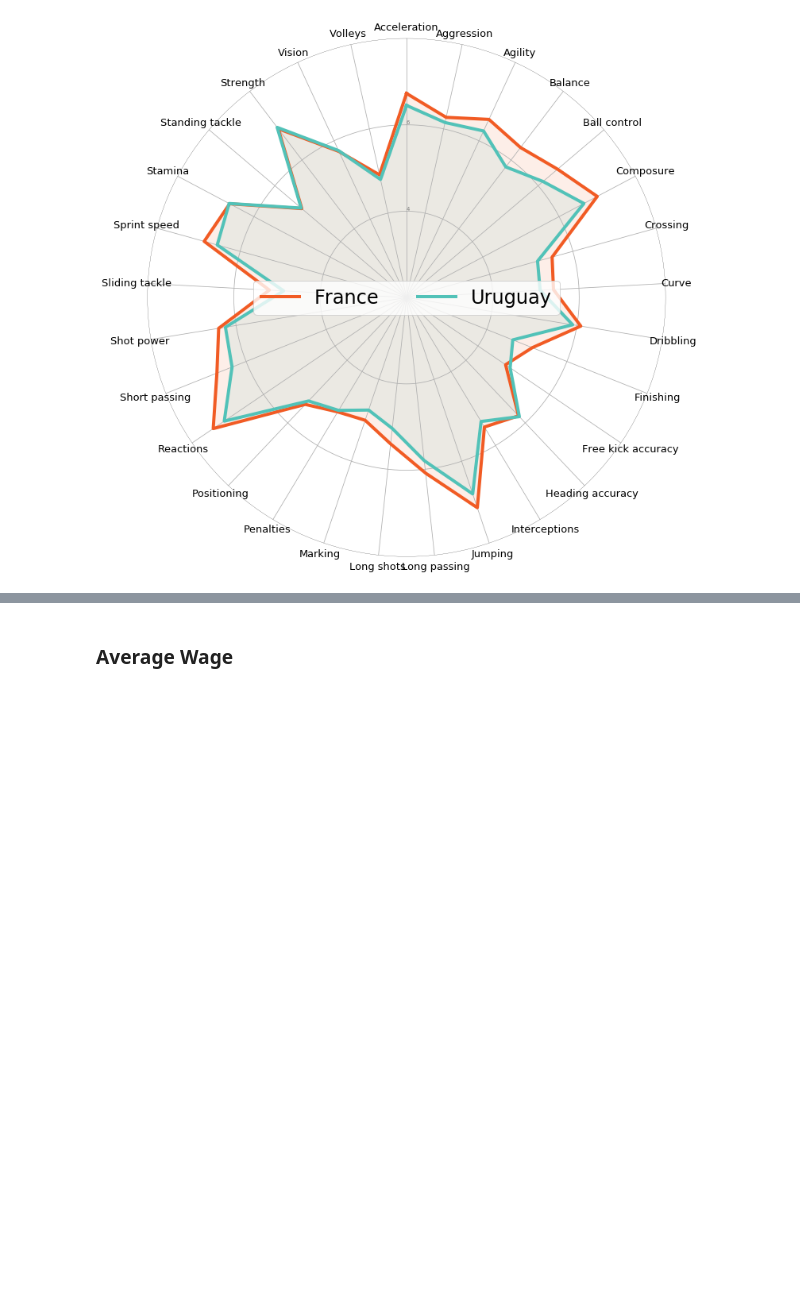
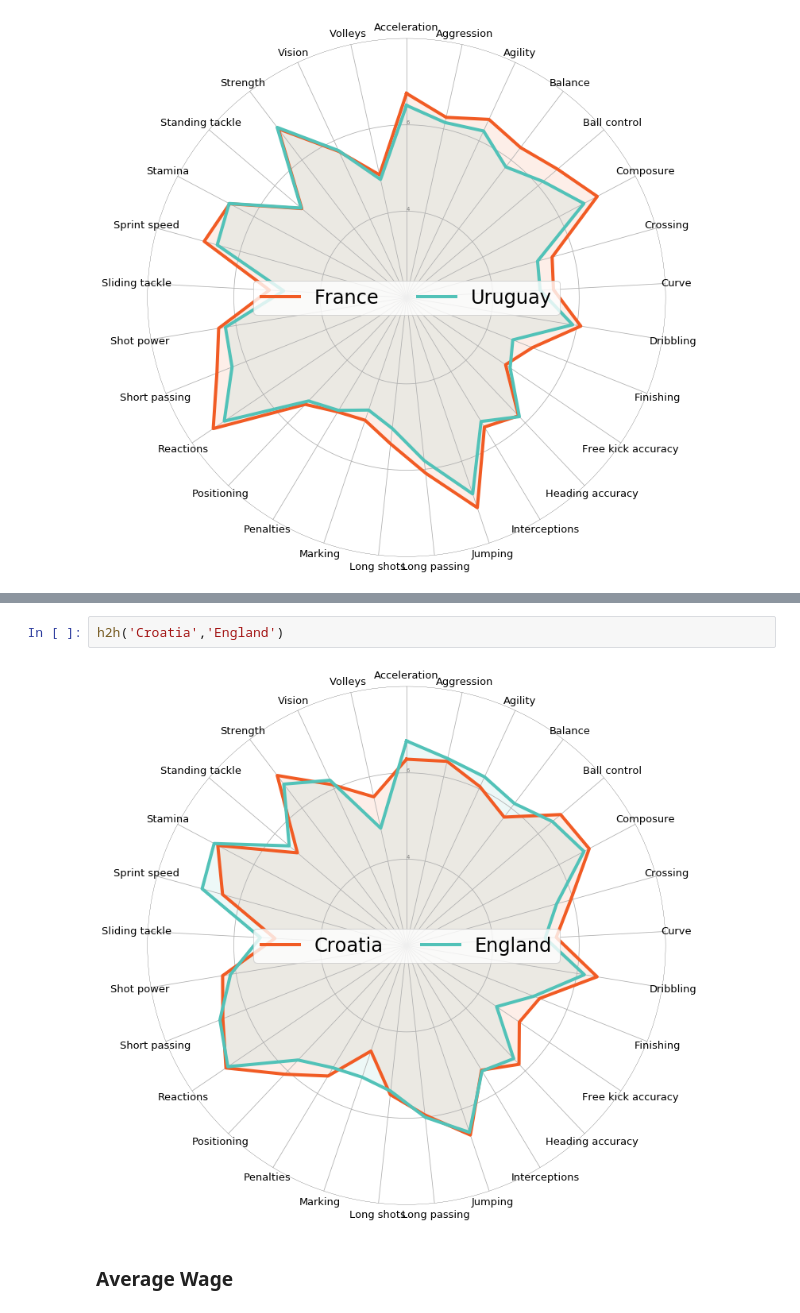
Before and after one commit to calestini/soccer_stats, a Jupyter notebook: 2018 World Cup Quarter Finals.ipynb, the cells around one changed output, grey strips where cells are left out. Drawn from its saved outputs; the diff is of its cells as text; blank space fills up the shorter version.

```diff
--- a/2018 World Cup Quarter Finals.ipynb
+++ b/2018 World Cup Quarter Finals.ipynb
@@ -475,3 +479,7 @@ h2h('France','Uruguay')
+# %%
+h2h('Croatia','England')
+# %% [output]
+[figure, added]
 # %% [markdown]
 ### Average Wage
 # %%
```
Also changed, not shown: parts of 2 cells of this notebook.
